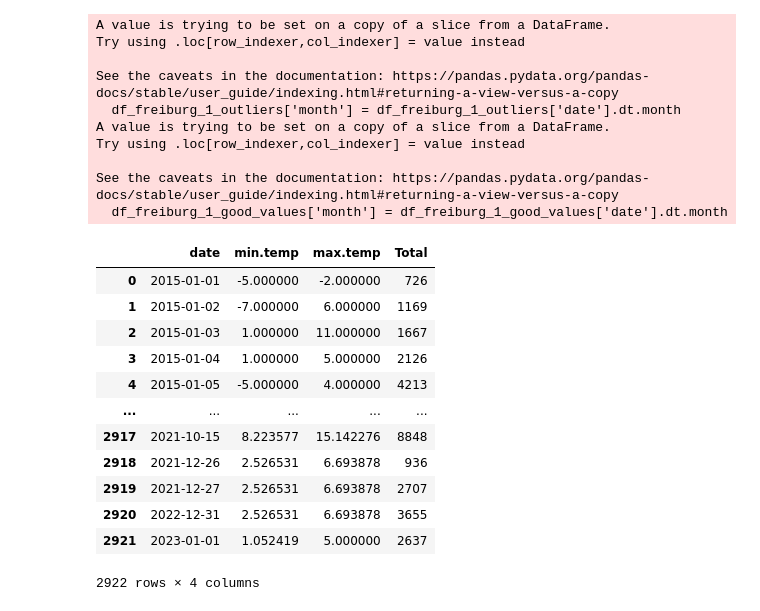
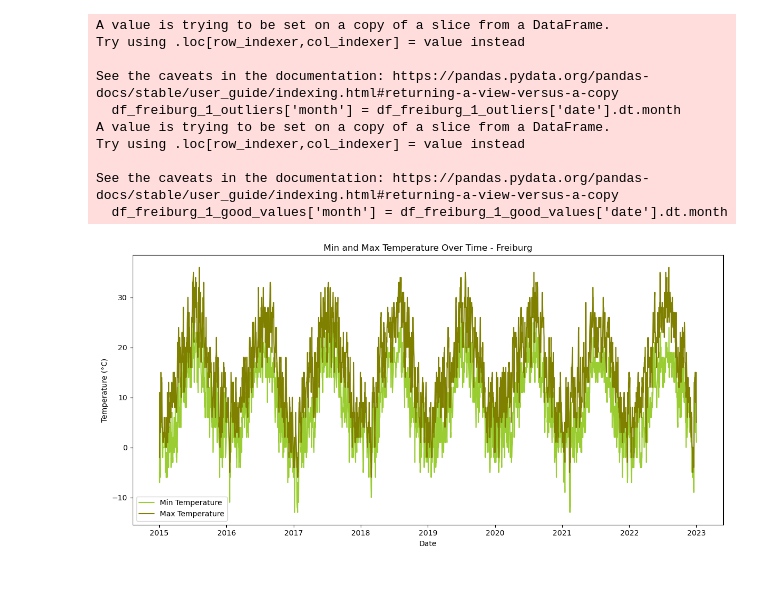
Before and after one commit to cap7586/CaroPeThesis, a Jupyter notebook: Freiburg_Complete_Analysis/Frei.ipynb, the cells around one changed output. Saved outputs shown, nothing was run; the diff lists cells and outputs as text; code cells hidden in the pictures; blank space fills up the shorter version.

```diff
--- a/Freiburg_Complete_Analysis/Frei.ipynb
+++ b/Freiburg_Complete_Analysis/Frei.ipynb
@@ -446,16 +447,23 @@ df_freiburg_1_outliers = df_freiburg_1_outliers[['date','min.temp','max.temp','T
-# %%
-df_freiburg_1 = pd.concat([df_freiburg_1_good_values, df_freiburg_1_outliers], ignore_index=True)
-# %% [output]
-|  | date | min.temp | max.temp | Total |
-| 0 | 2015-01-01 | -5.000000 | -2.000000 | 726 |
-| 1 | 2015-01-02 | -7.000000 | 6.000000 | 1169 |
-| 2 | 2015-01-03 | 1.000000 | 11.000000 | 1667 |
-| 3 | 2015-01-04 | 1.000000 | 5.000000 | 2126 |
-| 4 | 2015-01-05 | -5.000000 | 4.000000 | 4213 |
-| ... | ... | ... | ... | ... |
-| 2917 | 2021-10-15 | 8.223577 | 15.142276 | 8848 |
-| 2918 | 2021-12-26 | 2.526531 | 6.693878 | 936 |
-| 2919 | 2021-12-27 | 2.526531 | 6.693878 | 2707 |
-| 2920 | 2022-12-31 | 2.526531 | 6.693878 | 3655 |
-| 2921 | 2023-01-01 | 1.052419 | 5.000000 | 2637 |
-2922 rows × 4 columns
+# %%
+# Create a figure for temperature plot
+plt.figure(figsize=(12, 6))
+
+# Plot min temperature
+sns.lineplot(data=df_freiburg_1, x='date', y='min.temp', color='yellowgreen', label='Min Temperature')
+
+# Plot max temperature
+sns.lineplot(data=df_freiburg_1, x='date', y='max.temp', color='olive', label='Max Temperature')
+
+# Set title and labels
+plt.title('Min and Max Temperature Over Time - Freiburg')
+plt.xlabel('Date')
+plt.ylabel('Temperature (°C)')
+
+# Show legend
+plt.legend()
+
+# Show plot
+plt.tight_layout()
+plt.show()
+# %% [output]
+[figure, added]
```
Also changed, not shown: parts of 3 cells of this notebook, 6 other files.
